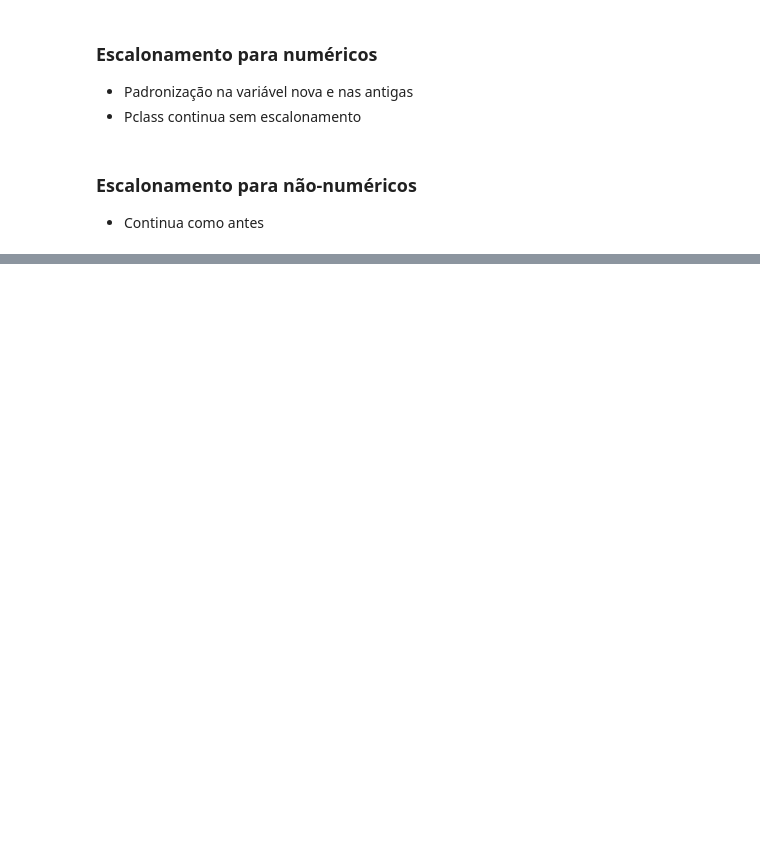
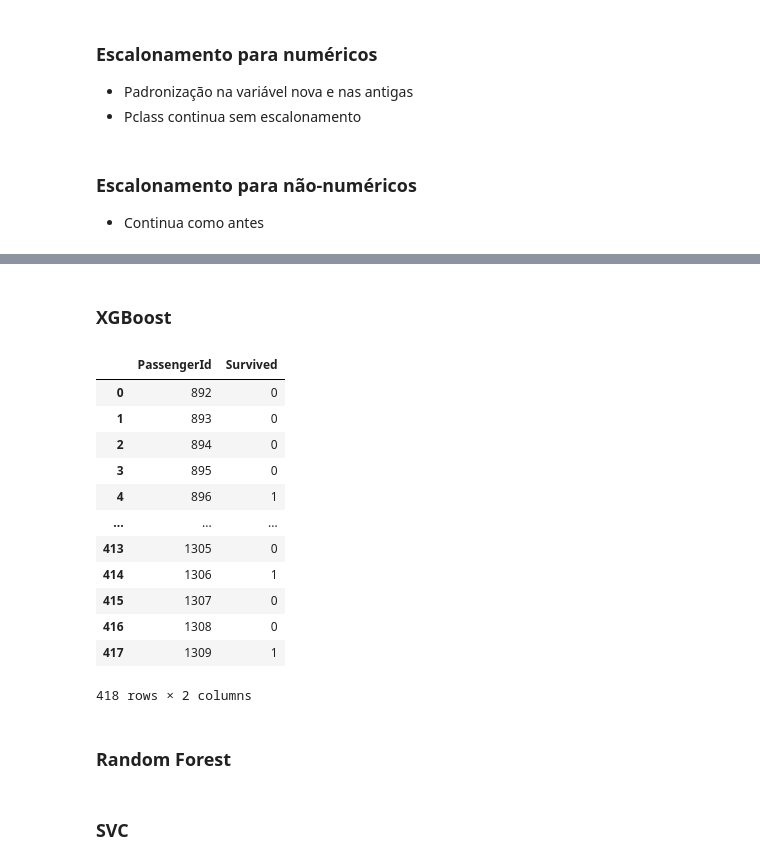
Before and after one commit to F-Loschi/Titanic, a Jupyter notebook: Attempts/Attempt_2/titanic_2.ipynb, the cells around one changed output, grey strips where cells are left out. Cells and saved outputs as stored; diff of their text form; code cells hidden in the pictures; blank space fills up the shorter version.

```diff
--- a/Attempts/Attempt_2/titanic_2.ipynb
+++ b/Attempts/Attempt_2/titanic_2.ipynb
@@ -271,0 +803,2 @@ Para max_depth:
+# %%
+df_test['Fare'].fillna(df_test[df_test['Pclass']==3]['Fare'].median(), inplace=True)
@@ -271,0 +862,31 @@ Para max_depth:
+# %%
+df_test['FamilySize'] = df_test['Parch'] + df_test['SibSp'] + 1
+
+tickets = (df_test['Ticket'].value_counts() > 1)[df_test['Ticket'].value_counts() > 1].index
+df_test['GroupSize'] = df_test['Ticket'].map(df_test['Ticket'].value_counts())
+
+df_test['FarePerPerson'] = df_test['Fare']/df_test['GroupSize']
+
+conditions = [
+    df_test['GroupSize'] == 1,
+    df_test['GroupSize'] <= 4,
+    df_test['GroupSize'] > 4
+]
+choices = ['solo', 'pequeno', 'grande']
+df_test['GroupSizeLabel'] = np.select(conditions, choices, default='')
+
+conditions = [
+    df_test['FamilySize'] == 1,
+    df_test['FamilySize'] <= 4,
+    df_test['FamilySize'] > 4
+]
+choices = ['solo', 'pequeno', 'grande']
+df_test['FamilySizeLabel'] = np.select(conditions, choices, default='')
+# %%
+X_test = df_test.drop(columns=['SibSp', 'Parch', 'PassengerId',
+                     'Name', 'Cabin', 'Ticket', 'Fare'], axis=1)
+# %% [markdown]
+### XGBoost
+# %%
+df_resposta = pd.DataFrame({'PassengerId' : df_test['PassengerId'],
+                           'Survived' : grid_xg.predict(X_test)})
@@ -271,0 +895,18 @@ Para max_depth:
+# %%
+df_resposta
+# %% [output]
+|  | PassengerId | Survived |
+| 0 | 892 | 0 |
+| 1 | 893 | 0 |
+| 2 | 894 | 0 |
+| 3 | 895 | 0 |
+| 4 | 896 | 1 |
+| ... | ... | ... |
+| 413 | 1305 | 0 |
+| 414 | 1306 | 1 |
+| 415 | 1307 | 0 |
+| 416 | 1308 | 0 |
+| 417 | 1309 | 1 |
+418 rows × 2 columns
+# %% [markdown]
+### Random Forest
@@ -271,0 +918,2 @@ Para max_depth:
+# %% [markdown]
+### SVC
```
Also changed, not shown: parts of 95 cells of this notebook, 6 other files.
